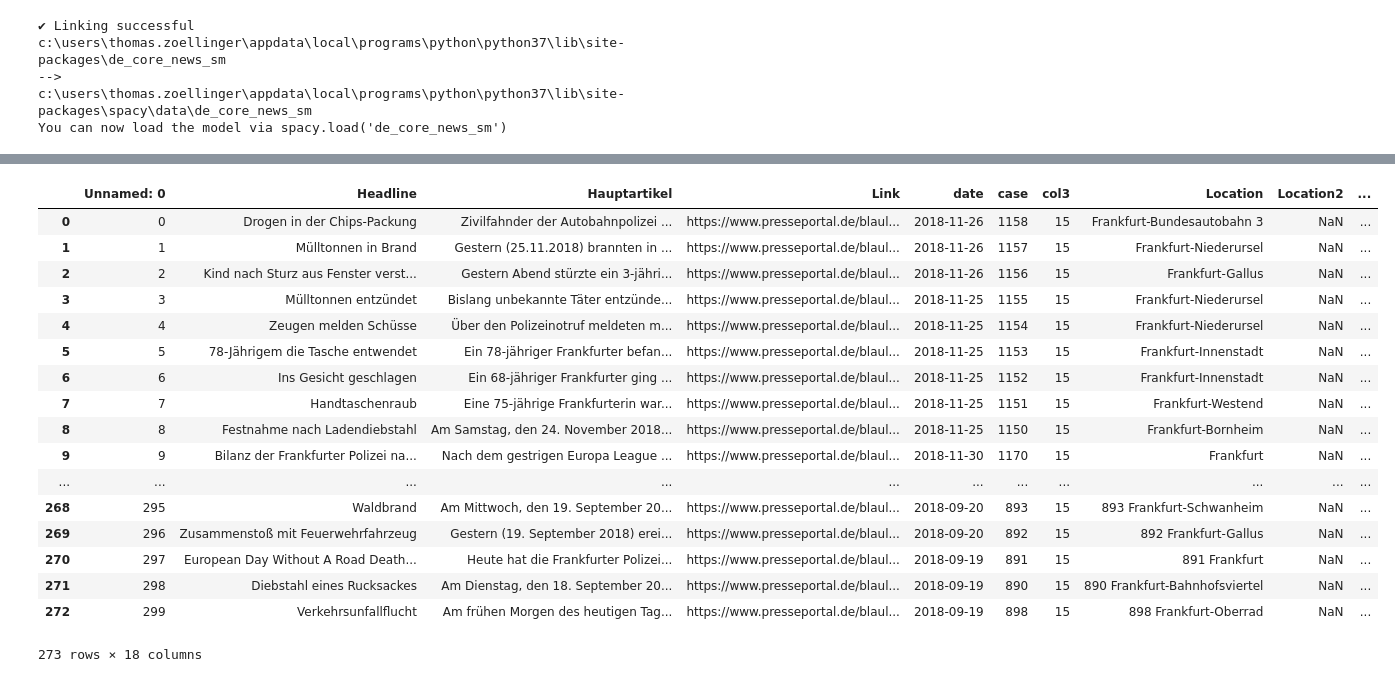
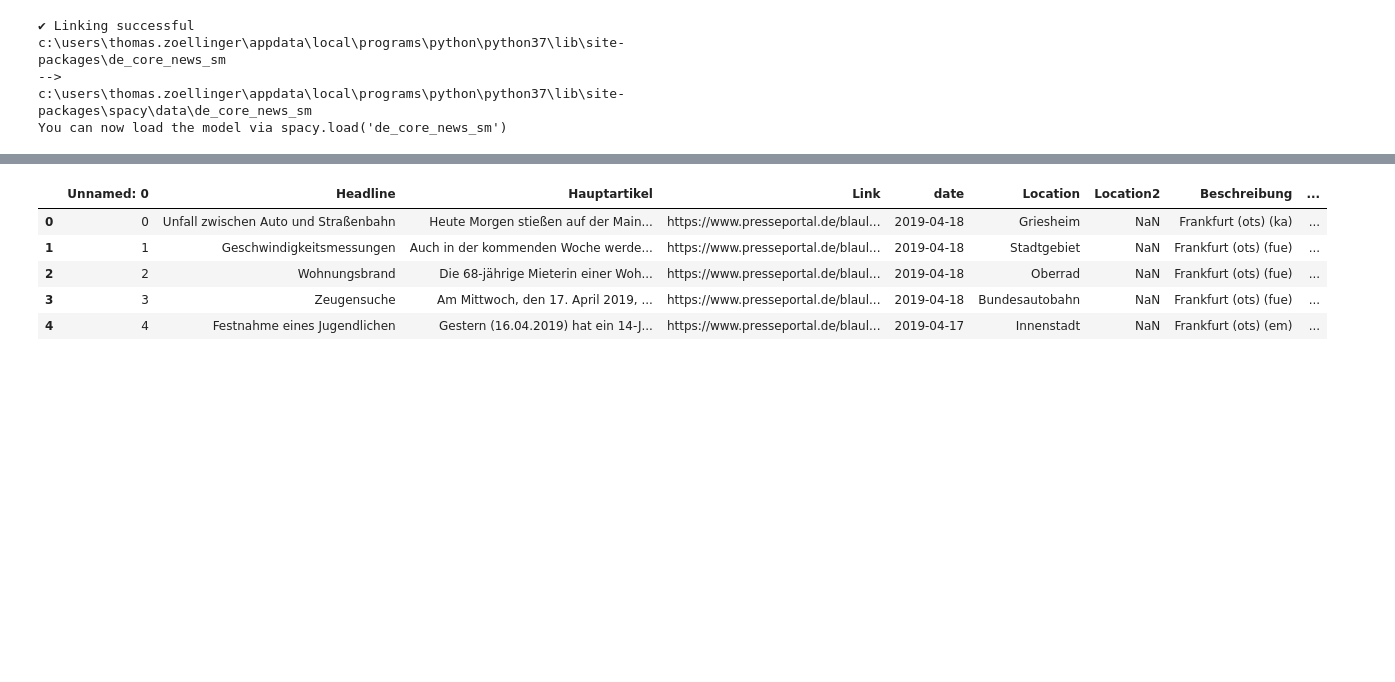
Before and after one commit to AdastraSaM/polizeiberichte_scraper, a Jupyter notebook: TextAnalysis2.ipynb, the cells around one changed output, grey strips where cells are left out. Drawn from its saved outputs; the diff is of its cells as text; code cells hidden in the pictures; blank space fills up the shorter version.

```diff
--- a/TextAnalysis2.ipynb
+++ b/TextAnalysis2.ipynb
@@ -27,6 +31,6 @@ c:\users\thomas.zoellinger\appdata\local\programs\python\python37\lib\site-packa
 c:\users\thomas.zoellinger\appdata\local\programs\python\python37\lib\site-packages\spacy\data\de_core_news_sm
 You can now load the model via spacy.load('de_core_news_sm')
 # %%
-newdf= pd.read_csv(r"C:\Users\Thomas.Zoellinger\Downloads\Test.csv",sep="@",encoding="UTF-16")
+newdf= pd.read_csv(r"C:\Users\Thomas.Zoellinger\Documents\Jupyter Notebooks\Test.csv",sep="@",encoding="UTF-16")
 newdf.drop_duplicates()
 # %% [output]
@@ -166,5 +170,11 @@ newdf["sepHeadline"] = split_words(newdf['CleanHeadline'])
 newdf["Clean_Hauptartikel"] =newdf["Clean_Hauptartikel"].apply(getElement)
 newdf["allWords"]= newdf["sepHeadline"]+" "+ newdf["Clean_Hauptartikel"]+" " + newdf["CleanHeadline"]
 newdf["allWords"] = newdf["allWords"].apply(lambda x: [item for item in x.split()])
+dataset = (newdf["allWords"])
+dataset_head = newdf["sepHeadline"]+" " +newdf["CleanHeadline"]
+dataset_head= dataset_head.apply(lambda x: [item for item in x.split()])
+newdf["sepHeadline"] = newdf["sepHeadline"].apply(lambda x: [item for item in x.split()])
+
+
 newdf.head()
 # %% [output]
@@ -188,6 +206,6 @@ corpus_tfidf = tfidf[bow_corpus]
 # %%
 #Running LDA using TF-IDF
-lda_model_tfidf = gensim.models.LdaMulticore(corpus_tfidf, num_topics=4, id2word=vocab, passes=2, workers=4)
+lda_model_tfidf = gensim.models.LdaMulticore(corpus_tfidf, num_topics=7, id2word=vocab, passes=2, workers=4)
 for idx, topic in lda_model_tfidf.print_topics(7):
     print('Topic: {} Word: {}'.format(idx, topic))
 # %% [output]
@@ -295,30 +295,15 @@ def getMyTopic1(row):
     bow = vocab.doc2bow(row)
     Topic = max((Model[bow]), key= lambda x: x[1])
     return Topic[1]
-# %%
-newdf["Topic"] = newdf["allWords"].apply(getMyTopic)
-newdf["Prob"] = newdf["allWords"].apply(getMyTopic1)
 # %%
-newdf
+newdf.head()
 # %% [output]
-|  | Unnamed: 0 | Headline | Hauptartikel | Link | date | case | col3 | Location | Location2 | ... |
-| 0 | 0 | Drogen in der Chips-Packung | Zivilfahnder der Autobahnpolizei ... | https://www.presseportal.de/blaul... | 2018-11-26 | 1158 | 15 | Frankfurt-Bundesautobahn 3 | NaN | ... |
-| 1 | 1 | Mülltonnen in Brand | Gestern (25.11.2018) brannten in ... | https://www.presseportal.de/blaul... | 2018-11-26 | 1157 | 15 | Frankfurt-Niederursel | NaN | ... |
-| 2 | 2 | Kind nach Sturz aus Fenster verst... | Gestern Abend stürzte ein 3-jähri... | https://www.presseportal.de/blaul... | 2018-11-26 | 1156 | 15 | Frankfurt-Gallus | NaN | ... |
-| 3 | 3 | Mülltonnen entzündet | Bislang unbekannte Täter entzünde... | https://www.presseportal.de/blaul... | 2018-11-25 | 1155 | 15 | Frankfurt-Niederursel | NaN | ... |
-| 4 | 4 | Zeugen melden Schüsse | Über den Polizeinotruf meldeten m... | https://www.presseportal.de/blaul... | 2018-11-25 | 1154 | 15 | Frankfurt-Niederursel | NaN | ... |
-| 5 | 5 | 78-Jährigem die Tasche entwendet | Ein 78-jähriger Frankfurter befan... | https://www.presseportal.de/blaul... | 2018-11-25 | 1153 | 15 | Frankfurt-Innenstadt | NaN | ... |
-| 6 | 6 | Ins Gesicht geschlagen | Ein 68-jähriger Frankfurter ging ... | https://www.presseportal.de/blaul... | 2018-11-25 | 1152 | 15 | Frankfurt-Innenstadt | NaN | ... |
-| 7 | 7 | Handtaschenraub | Eine 75-jährige Frankfurterin war... | https://www.presseportal.de/blaul... | 2018-11-25 | 1151 | 15 | Frankfurt-Westend | NaN | ... |
-| 8 | 8 | Festnahme nach Ladendiebstahl | Am Samstag, den 24. November 2018... | https://www.presseportal.de/blaul... | 2018-11-25 | 1150 | 15 | Frankfurt-Bornheim | NaN | ... |
-| 9 | 9 | Bilanz der Frankfurter Polizei na... | Nach dem gestrigen Europa League ... | https://www.presseportal.de/blaul... | 2018-11-30 | 1170 | 15 | Frankfurt | NaN | ... |
-| ... | ... | ... | ... | ... | ... | ... | ... | ... | ... | ... |
-| 268 | 295 | Waldbrand | Am Mittwoch, den 19. September 20... | https://www.presseportal.de/blaul... | 2018-09-20 | 893 | 15 | 893 Frankfurt-Schwanheim | NaN | ... |
-| 269 | 296 | Zusammenstoß mit Feuerwehrfahrzeug | Gestern (19. September 2018) erei... | https://www.presseportal.de/blaul... | 2018-09-20 | 892 | 15 | 892 Frankfurt-Gallus | NaN | ... |
-| 270 | 297 | European Day Without A Road Death... | Heute hat die Frankfurter Polizei... | https://www.presseportal.de/blaul... | 2018-09-19 | 891 | 15 | 891 Frankfurt | NaN | ... |
-| 271 | 298 | Diebstahl eines Rucksackes | Am Dienstag, den 18. September 20... | https://www.presseportal.de/blaul... | 2018-09-19 | 890 | 15 | 890 Frankfurt-Bahnhofsviertel | NaN | ... |
-| 272 | 299 | Verkehrsunfallflucht | Am frühen Morgen des heutigen Tag... | https://www.presseportal.de/blaul... | 2018-09-19 | 898 | 15 | 898 Frankfurt-Oberrad | NaN | ... |
+|  | Unnamed: 0 | Headline | Hauptartikel | Link | date | Location | Location2 | Beschreibung | ... |
+| 0 | 0 | Unfall zwischen Auto und Straßenbahn | Heute Morgen stießen auf der Main... | https://www.presseportal.de/blaul... | 2019-04-18 | Griesheim | NaN | Frankfurt (ots) (ka) | ... |
+| 1 | 1 | Geschwindigkeitsmessungen | Auch in der kommenden Woche werde... | https://www.presseportal.de/blaul... | 2019-04-18 | Stadtgebiet | NaN | Frankfurt (ots) (fue) | ... |
+| 2 | 2 | Wohnungsbrand | Die 68-jährige Mieterin einer Woh... | https://www.presseportal.de/blaul... | 2019-04-18 | Oberrad | NaN | Frankfurt (ots) (fue) | ... |
+| 3 | 3 | Zeugensuche | Am Mittwoch, den 17. April 2019, ... | https://www.presseportal.de/blaul... | 2019-04-18 | Bundesautobahn | NaN | Frankfurt (ots) (fue) | ... |
+| 4 | 4 | Festnahme eines Jugendlichen | Gestern (16.04.2019) hat ein 14-J... | https://www.presseportal.de/blaul... | 2019-04-17 | Innenstadt | NaN | Frankfurt (ots) (em) | ... |
-273 rows × 18 columns
 # %%
 #Safe as Excel
 newdf.to_excel(r"C:\Users\Thomas.Zoellinger\Downloads\MYDF.xlsx")
```
Also changed, not shown: parts of 28 cells of this notebook.
